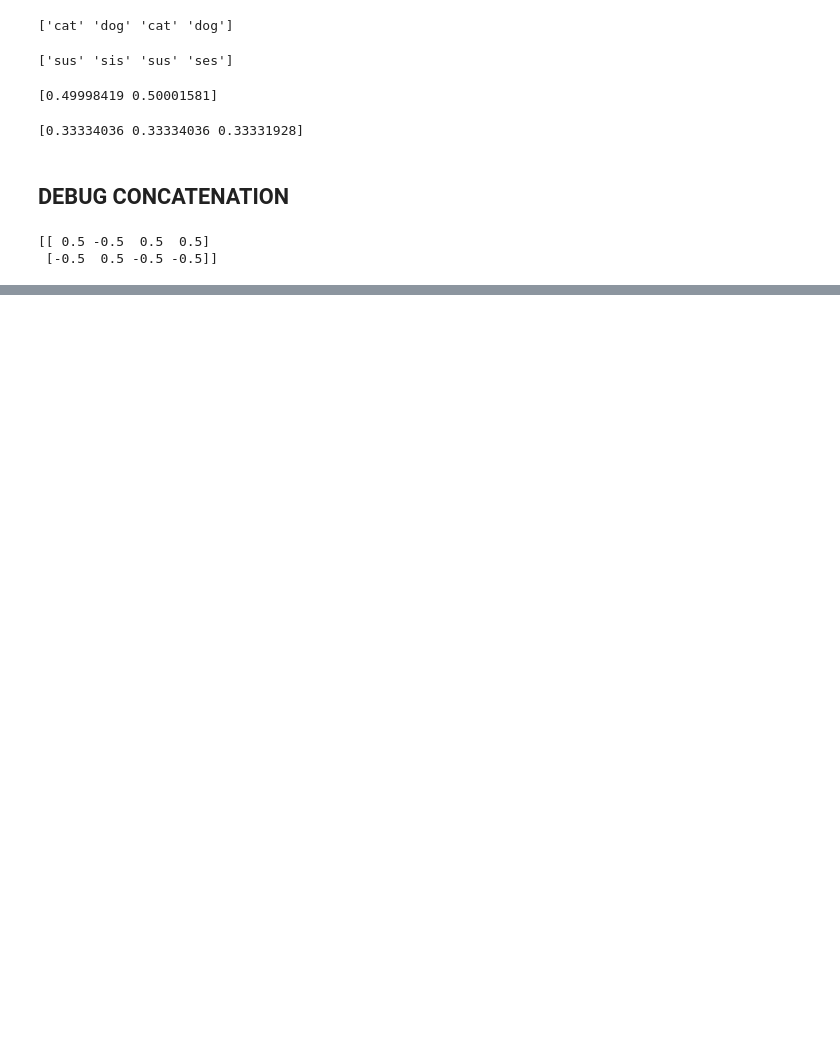
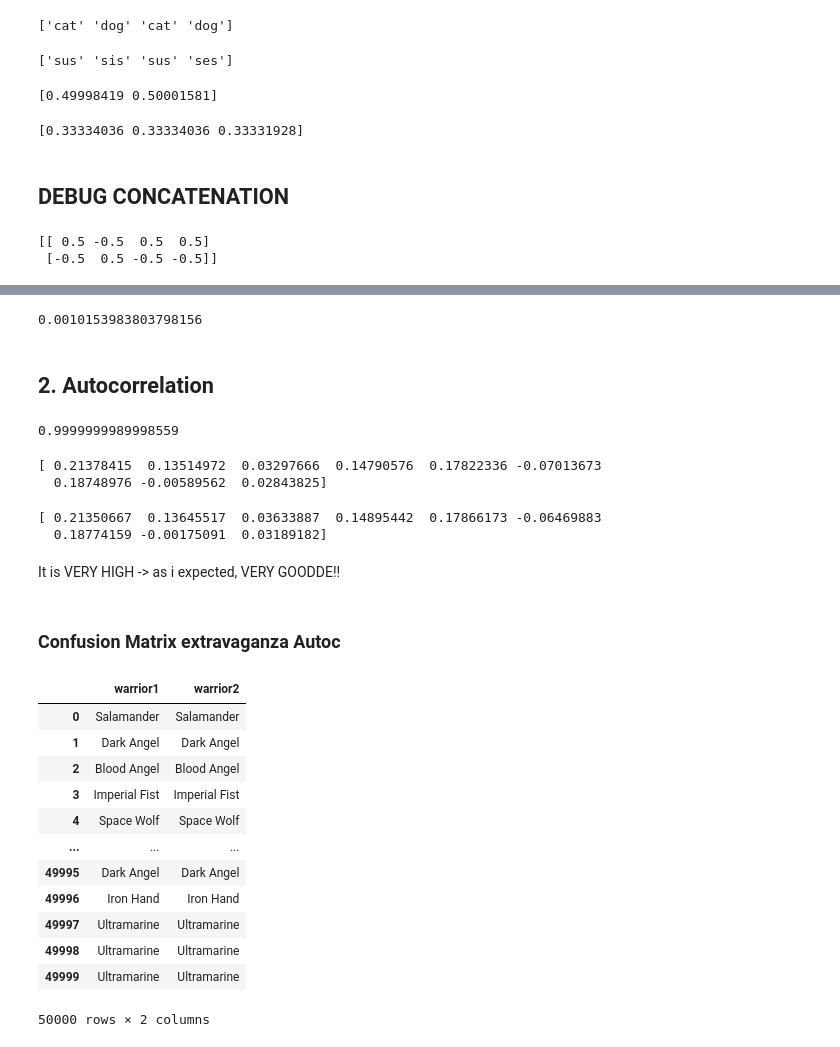
Before and after one commit to Mars4269/cFair-one-hot-kernel, a Jupyter notebook: old_things.ipynb, the cells around one changed output, grey strips where cells are left out. Saved outputs shown, nothing was run; the diff lists cells and outputs as text; code cells hidden in the pictures; blank space fills up the shorter version.

```diff
--- a/old_things.ipynb
+++ b/old_things.ipynb
@@ -180,0 +259,6 @@ print(f)
+# %%
+cramers_v(confusion_matrix.values)
+# %% [output]
+0.0010153983803798156
+# %% [markdown]
+## 2. Autocorrelation
@@ -180,0 +267,36 @@ print(f)
+# %%
+print(result_auto.value)
+# %% [output]
+0.9999999989998559
+# %%
+print(result_auto.alpha)
+# %% [output]
+[ 0.21378415  0.13514972  0.03297666  0.14790576  0.17822336 -0.07013673
+  0.18748976 -0.00589562  0.02843825]
+# %%
+print(result_auto.beta)
+# %% [output]
+[ 0.21350667  0.13645517  0.03633887  0.14895442  0.17866173 -0.06469883
+  0.18774159 -0.00175091  0.03189182]
+# %% [markdown]
+It is VERY HIGH -> as i expected, VERY GOODDE!!
+# %% [markdown]
+### Confusion Matrix extravaganza Autoc
+# %%
+legionAuto = pd.DataFrame({'warrior1': war, 'warrior2': war})
+# %%
+legionAuto
+# %% [output]
+|  | warrior1 | warrior2 |
+| 0 | Salamander | Salamander |
+| 1 | Dark Angel | Dark Angel |
+| 2 | Blood Angel | Blood Angel |
+| 3 | Imperial Fist | Imperial Fist |
+| 4 | Space Wolf | Space Wolf |
+| ... | ... | ... |
+| 49995 | Dark Angel | Dark Angel |
+| 49996 | Iron Hand | Iron Hand |
+| 49997 | Ultramarine | Ultramarine |
+| 49998 | Ultramarine | Ultramarine |
+| 49999 | Ultramarine | Ultramarine |
+50000 rows × 2 columns
```
Also changed, not shown: parts of 61 cells of this notebook.
